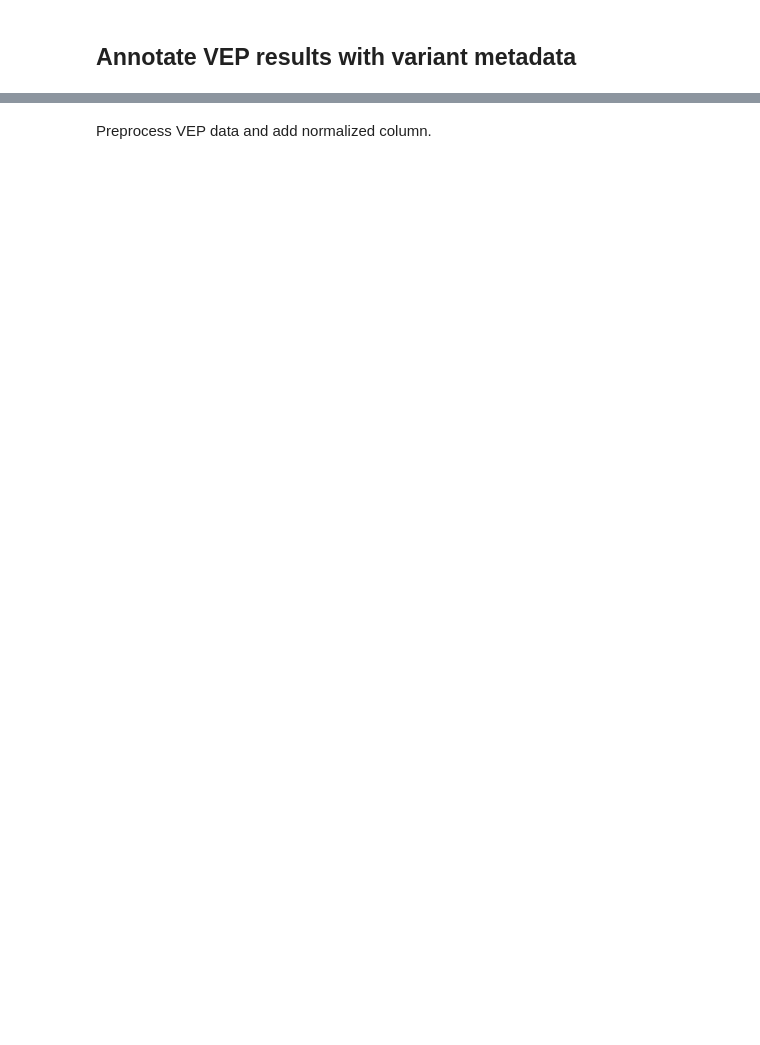
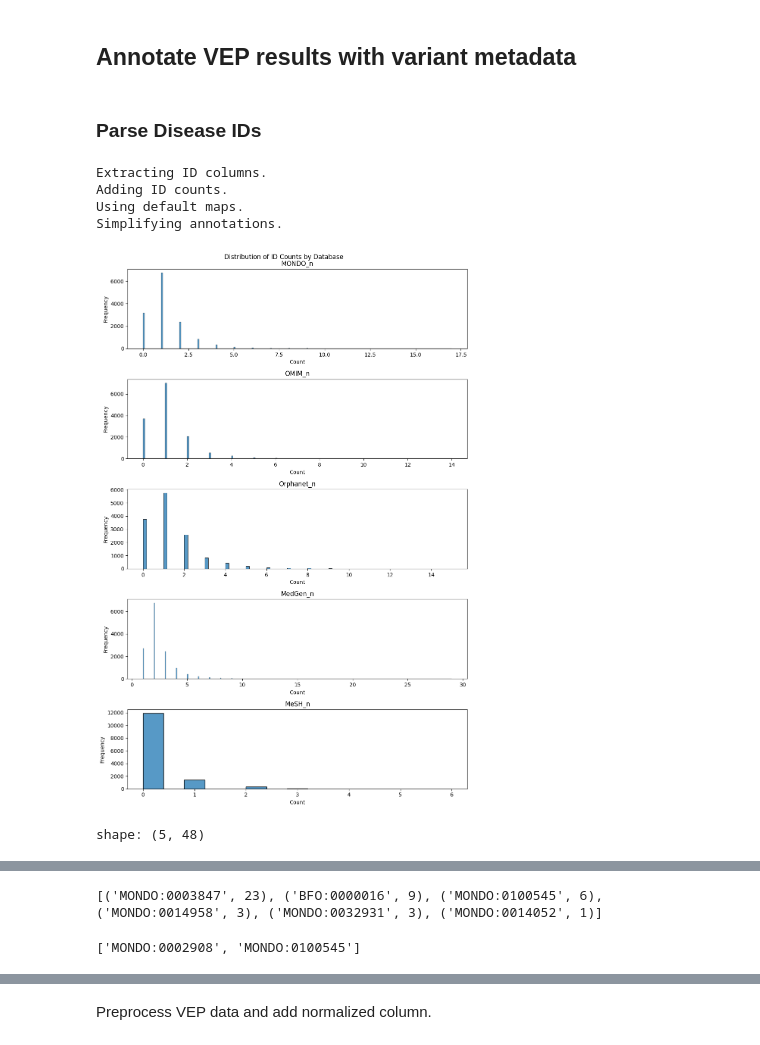
Before and after one commit to bschilder/VEP_DNA, a Jupyter notebook: notebooks/vep_analysis.ipynb, the cells around one changed output, grey strips where cells are left out. Drawn from its saved outputs; the diff is of its cells as text; code cells hidden in the pictures; blank space fills up the shorter version.

```diff
--- a/notebooks/vep_analysis.ipynb
+++ b/notebooks/vep_analysis.ipynb
@@ -141,2 +154,4 @@ summary_histograms(vep_df)
 # %% [markdown]
 ## Annotate VEP results with variant metadata
+# %% [markdown]
+### Parse Disease IDs
@@ -142,0 +162,27 @@ summary_histograms(vep_df)
+# %%
+bed_utr = cv.read_bed("data/UTR/clinvar_utr_snv.bed.gz",
+                      extract_ids=True,
+                      simplify=True)
+
+# Create histograms for each ID count column
+id_cols = ['MONDO_n', 'OMIM_n', 'Orphanet_n', 'MedGen_n', 'MeSH_n']
+fig, axes = plt.subplots(len(id_cols), 1, figsize=(10, 15))
+fig.suptitle('Distribution of ID Counts by Database')
+
+for idx, col in enumerate(id_cols):
+    sns.histplot(data=bed_utr.to_pandas(), x=col, ax=axes[idx])
+    axes[idx].set_title(f'{col}')
+    axes[idx].set_xlabel('Count')
+    axes[idx].set_ylabel('Frequency')
+
+plt.tight_layout()
+plt.show()
+
+bed_utr.head()
+# %% [output]
+Extracting ID columns.
+Adding ID counts.
+Using default maps.
+Simplifying annotations.
+[figure, added]
+shape: (5, 48)
@@ -142,0 +196,16 @@ summary_histograms(vep_df)
+# %%
+# Get counts of the most common pairwise MRCAs from a list of MONDO IDs
+mondo_ids = bed_utr.explode("MONDO").drop_nulls("MONDO")["MONDO"].str.replace("MONDO:MONDO:","MONDO:").to_list()[:10]
+sorted_mrcas = OWL.get_mrca_counts(onto, ids=mondo_ids)
+print(sorted_mrcas)
+
+anc = OWL.get_ancestors(onto,
+                 id=["MONDO:0005148",'MONDO:0100545'],
+                 prefix="MONDO",
+                 return_ids=True,
+                 lvl=1)
+
+anc
+# %% [output]
+[('MONDO:0003847', 23), ('BFO:0000016', 9), ('MONDO:0100545', 6), ('MONDO:0014958', 3), ('MONDO:0032931', 3), ('MONDO:0014052', 1)]
+['MONDO:0002908', 'MONDO:0100545']
```
Also changed, not shown: parts of 33 cells of this notebook, 11 other files.
